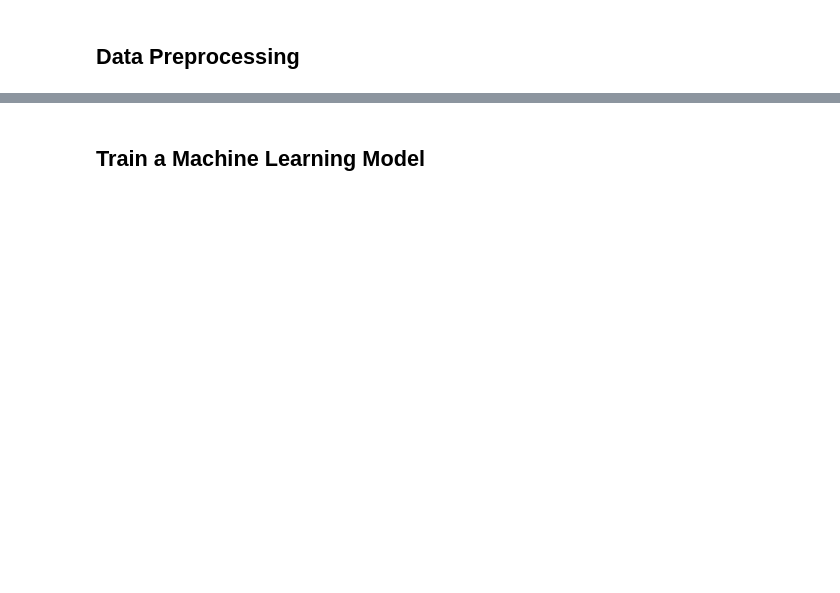
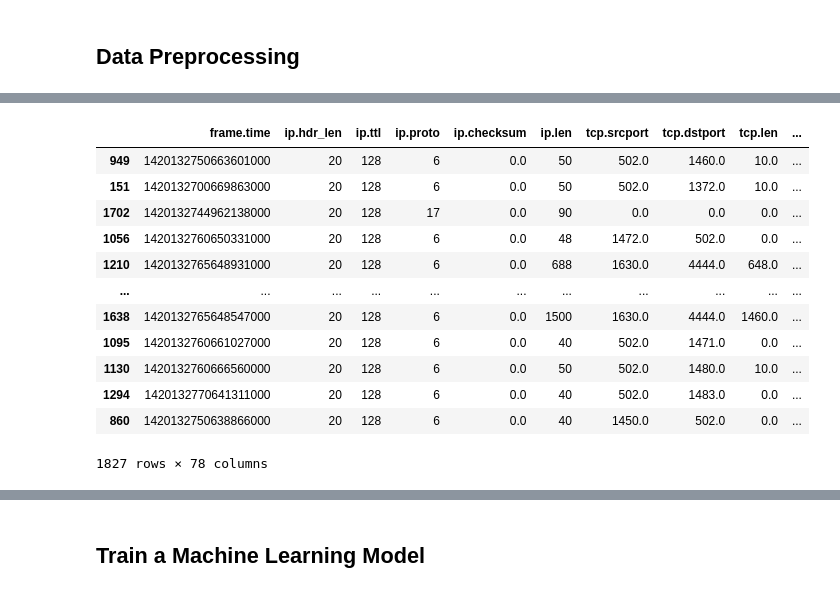
Before and after one commit to abudeeb/Modbus_xNIDS, a Jupyter notebook: IDS_training_and_preprocessing.ipynb, the cells around one changed output, grey strips where cells are left out. Drawn from its saved outputs; the diff is of its cells as text; code cells hidden in the pictures; blank space fills up the shorter version.

```diff
--- a/IDS_training_and_preprocessing.ipynb
+++ b/IDS_training_and_preprocessing.ipynb
@@ -102,8 +125,0 @@ Feb 24   2015 17:18:20.633862000 UTC  192.168.1.100  192.168.1.106
-# %%
-import pandas as pd
-
-# Load the CSV file
-df = pd.read_csv('modbus_data.csv')
-
-# Display the first few rows to confirm
-print(df.head())
@@ -135,3 +125,0 @@ df
-# %%
-# Convert the timestamp column to datetime format
-df['frame.time'] = pd.to_datetime(df['frame.time'], errors='coerce')
@@ -216,16 +157,0 @@ This plot will show the frequency of packets over time, which can reveal pattern
-# %%
-import pandas as pd
-import matplotlib.pyplot as plt
-
-# Generate synthetic timestamps (assuming 1-second intervals)
-df['frame.time'] = pd.date_range(start='2022-01-01', periods=len(df), freq='S')
-
-# Set synthetic 'frame.time' as the index
-df.set_index('frame.time', inplace=True)
-
-# Plot traffic volume over time using synthetic timestamps
-df.resample('T').size().plot(figsize=(12, 6))  # Resample by minute
-plt.title("Traffic Volume Over Time (Synthetic Timestamps)")
-plt.xlabel("Time")
-plt.ylabel("Number of Packets")
-plt.show()
@@ -275,13 +174,2 @@ plt.show()
 # %% [markdown]
 correlation matrix to check relationships.
-# %%
-import seaborn as sns
-# Convert IP addresses to numeric for correlation matrix
-df['ip.src'] = df['ip.src'].astype('category').cat.codes
-df['ip.dst'] = df['ip.dst'].astype('category').cat.codes
-
-# Plot the correlation matrix
-plt.figure(figsize=(8, 6))
-sns.heatmap(df.corr(), annot=True, cmap="YlGnBu", fmt=".2f")
-plt.title("Correlation Matrix")
-plt.show()
@@ -317,3 +240,19 @@ Test set size: (783, 13)
+# %%
+X_train
+# %% [output]
+|  | frame.time | ip.hdr_len | ip.ttl | ip.proto | ip.checksum | ip.len | tcp.srcport | tcp.dstport | tcp.len | ... |
+| 949 | 1420132750663601000 | 20 | 128 | 6 | 0.0 | 50 | 502.0 | 1460.0 | 10.0 | ... |
+| 151 | 1420132700669863000 | 20 | 128 | 6 | 0.0 | 50 | 502.0 | 1372.0 | 10.0 | ... |
+| 1702 | 1420132744962138000 | 20 | 128 | 17 | 0.0 | 90 | 0.0 | 0.0 | 0.0 | ... |
+| 1056 | 1420132760650331000 | 20 | 128 | 6 | 0.0 | 48 | 1472.0 | 502.0 | 0.0 | ... |
+| 1210 | 1420132765648931000 | 20 | 128 | 6 | 0.0 | 688 | 1630.0 | 4444.0 | 648.0 | ... |
+| ... | ... | ... | ... | ... | ... | ... | ... | ... | ... | ... |
+| 1638 | 1420132765648547000 | 20 | 128 | 6 | 0.0 | 1500 | 1630.0 | 4444.0 | 1460.0 | ... |
+| 1095 | 1420132760661027000 | 20 | 128 | 6 | 0.0 | 40 | 502.0 | 1471.0 | 0.0 | ... |
+| 1130 | 1420132760666560000 | 20 | 128 | 6 | 0.0 | 50 | 502.0 | 1480.0 | 10.0 | ... |
+| 1294 | 1420132770641311000 | 20 | 128 | 6 | 0.0 | 40 | 502.0 | 1483.0 | 0.0 | ... |
+| 860 | 1420132750638866000 | 20 | 128 | 6 | 0.0 | 40 | 1450.0 | 502.0 | 0.0 | ... |
+1827 rows × 78 columns
 # %%
 print("Resampled dataset size:", X_resampled.shape)
 print("Training set size:", X_train.shape)
```
Also changed, not shown: parts of 34 cells of this notebook.
